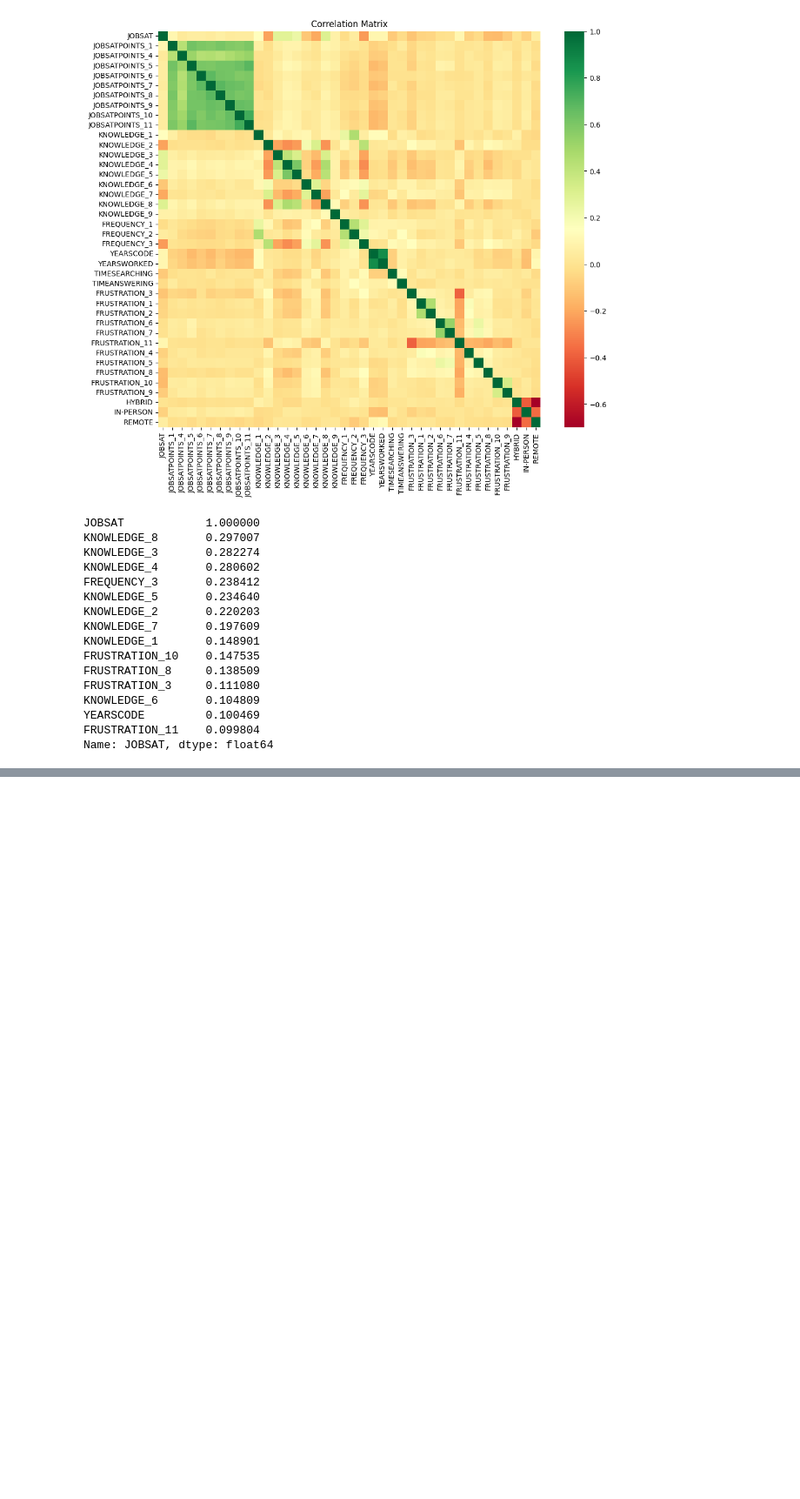
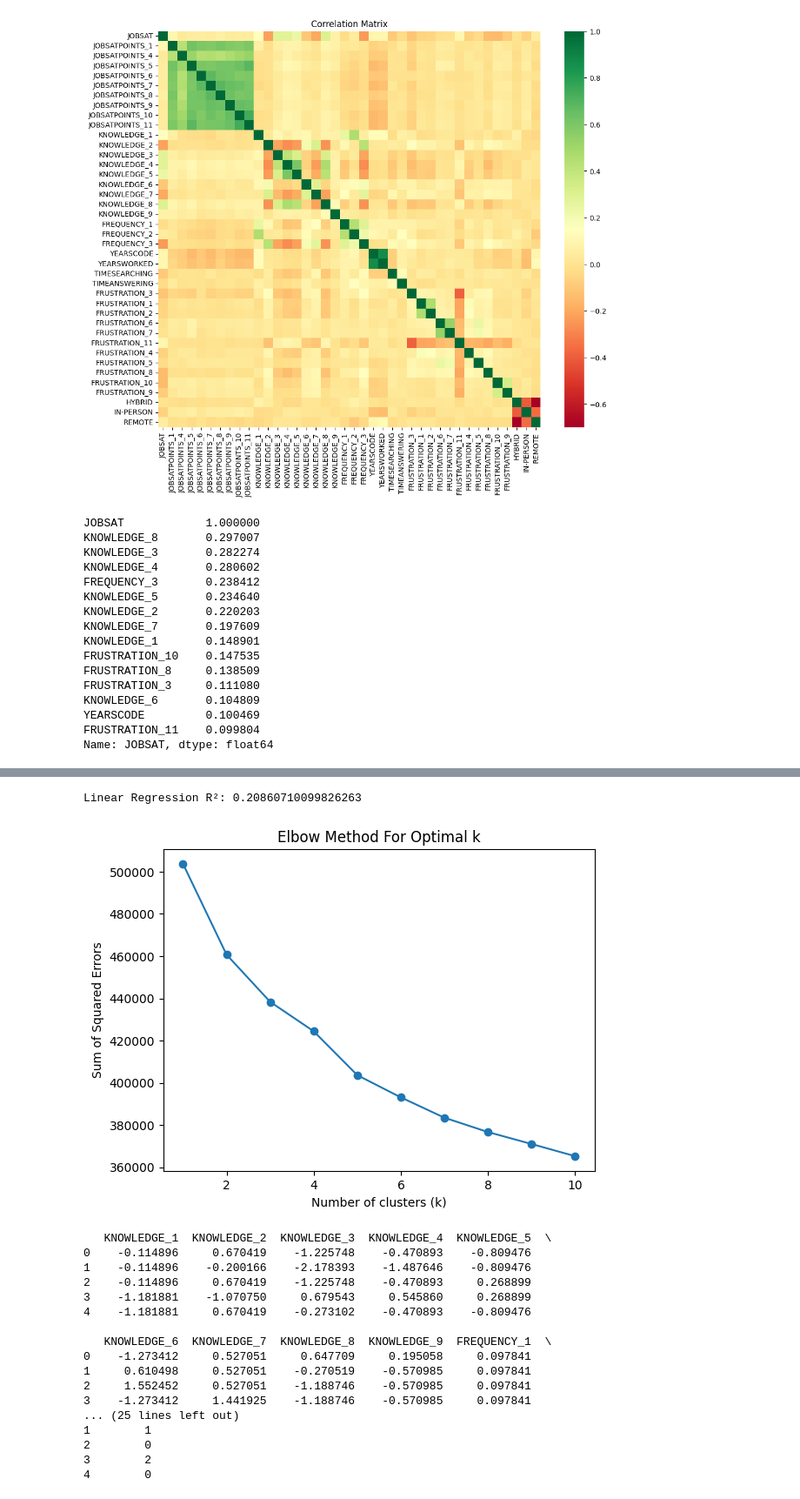
Before and after one commit to adni8025/Stack-Overflow-Developer-Survey-Data-Mining, a Jupyter notebook: restructuredFile.ipynb, the cells around one changed output, grey strips where cells are left out. Shown at 87% size. Drawn from its saved outputs; the diff is of its cells as text; code cells hidden in the pictures; blank space fills up the shorter version.

Commit message:
Some first models

```diff
--- a/restructuredFile.ipynb
+++ b/restructuredFile.ipynb
@@ -524,0 +577,73 @@ Name: JOBSAT, dtype: float64
+# %%
+from sklearn.linear_model import LinearRegression
+lr = LinearRegression()
+lr.fit(X_train, y_train)
+y_pred = lr.predict(X_test)
+print("Linear Regression R²:", r2_score(y_test, y_pred))
+# %% [output]
+Linear Regression R²: 0.20860710099826263
+# %%
+import pandas as pd
+import matplotlib.pyplot as plt
+from sklearn.cluster import KMeans
+from sklearn.preprocessing import StandardScaler
+from sklearn.model_selection import train_test_split
+
+# Assume jobsat_df is already defined and preprocessed (e.g., after dropping job satisfaction targets,
+# dummy encoding, etc.). For clustering, we use a subset of features.
+# For example, let’s use all columns except those directly related to job satisfaction.
+features_df = jobsat_df.drop(columns=['JOBSAT'])  # if JOBSAT is still present
+
+# If needed, select only numeric columns for clustering:
+numeric_features = features_df.select_dtypes(include=['int64', 'float64'])
+
+# Scale the features (K-Means is sensitive to scale)
+scaler = StandardScaler()
+X_scaled = scaler.fit_transform(numeric_features)
+
+# Optionally, split the data into training and a test set
+# (Often in clustering you might work with the whole dataset, but we include a split if desired.)
+X_train, X_test = train_test_split(X_scaled, test_size=0.2, random_state=42)
+
+# Use the "elbow method" to identify a potential optimal number of clusters.
+sse = []
+ks = range(1, 11)
+for k in ks:
+    kmeans = KMeans(n_clusters=k, random_state=42)
+    kmeans.fit(X_train)
+    sse.append(kmeans.inertia_)
+
+plt.plot(ks, sse, marker='o')
+plt.xlabel("Number of clusters (k)")
+plt.ylabel("Sum of Squared Errors")
+plt.title("Elbow Method For Optimal k")
+plt.show()
+
+# Suppose the elbow suggests k=3. Fit K-Means with that number.
+optimal_k = 3
+kmeans_opt = KMeans(n_clusters=optimal_k, random_state=42)
+cluster_labels = kmeans_opt.fit_predict(X_train)
+
+# Add the cluster labels to a DataFrame (using the training indices for illustration)
+cluster_df = pd.DataFrame(X_train, columns=numeric_features.columns)
+cluster_df["Cluster"] = cluster_labels
+print(cluster_df.head())
+# %% [output]
+[figure, added]
+   KNOWLEDGE_1  KNOWLEDGE_2  KNOWLEDGE_3  KNOWLEDGE_4  KNOWLEDGE_5  \
+0    -0.114896     0.670419    -1.225748    -0.470893    -0.809476
+1    -0.114896    -0.200166    -2.178393    -1.487646    -0.809476
+2    -0.114896     0.670419    -1.225748    -0.470893     0.268899
+3    -1.181881    -1.070750     0.679543     0.545860     0.268899
+4    -1.181881     0.670419    -0.273102    -0.470893    -0.809476
+
+   KNOWLEDGE_6  KNOWLEDGE_7  KNOWLEDGE_8  KNOWLEDGE_9  FREQUENCY_1  \
+0    -1.273412     0.527051     0.647709     0.195058     0.097841
+1     0.610498     0.527051    -0.270519    -0.570985     0.097841
+2     1.552452     0.527051    -1.188746    -0.570985     0.097841
+3    -1.273412     1.441925    -1.188746    -0.570985     0.097841
+... (25 lines left out)
+1        1
+2        0
+3        2
+4        0
```
Also changed, not shown: parts of 4 cells of this notebook.
